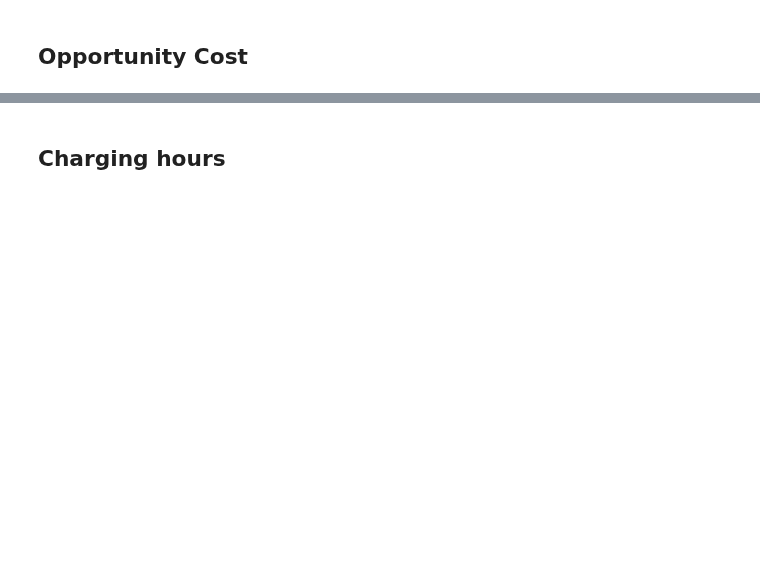
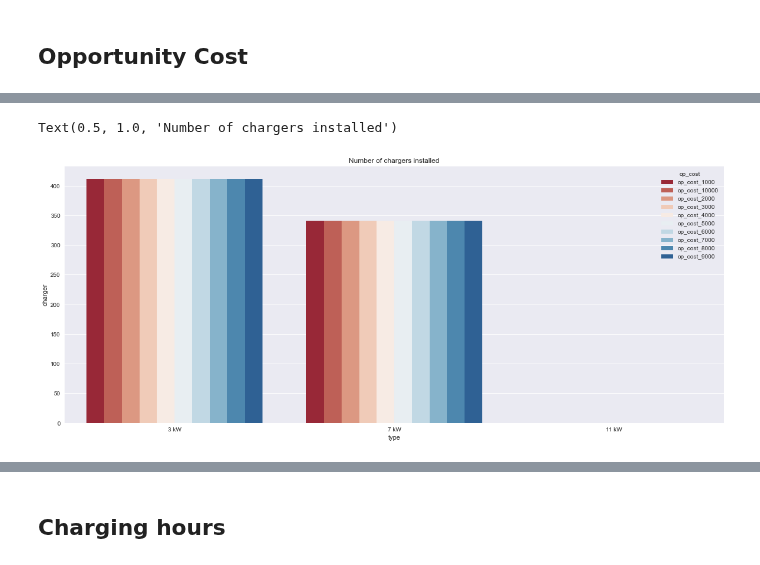
Before and after one commit to Pyosch/ATIS3_Group, a Jupyter notebook: visualise_Results.ipynb, the cells around one changed output, grey strips where cells are left out. Drawn from its saved outputs; the diff is of its cells as text; code cells hidden in the pictures; blank space fills up the shorter version.

```diff
--- a/visualise_Results.ipynb
+++ b/visualise_Results.ipynb
@@ -151,3 +176,9 @@ df_charger_opc.plot(kind="bar", figsize = figsize, title="Number of chargers ins
+# %%
+fig, ax = plt.subplots(figsize=(20, 8))
+sns.barplot(data=df_charger_opc,x='type',y='charger',hue='op_cost',palette=sns.color_palette("RdBu", 10)).set_title("Number of chargers installed")
+# %% [output]
+Text(0.5, 1.0, 'Number of chargers installed')
+[figure, added]
 # %%
 df_E_not_supplied_opc.plot(title="Energy not supplied", figsize = figsize)
 # %% [output]
```
Also changed, not shown: parts of 22 cells of this notebook.
